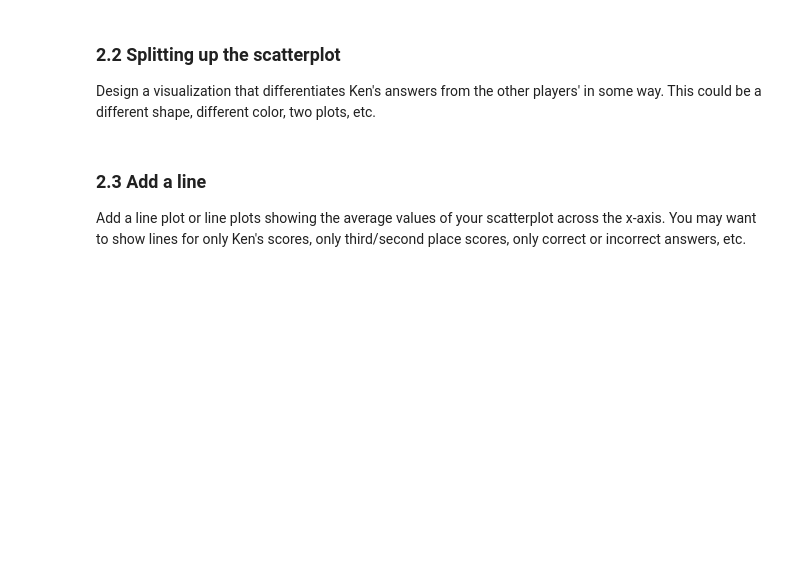
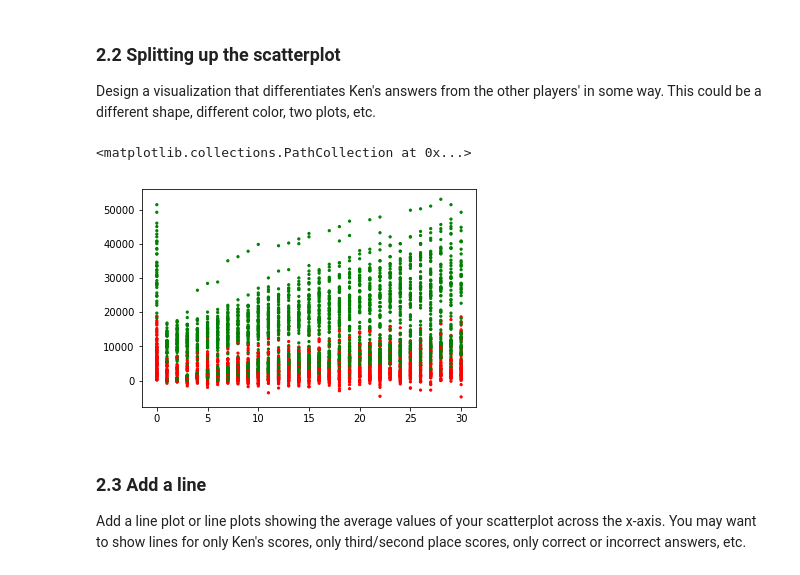
Before and after one commit to jobelenus/python-data-analysis-crash-course, a Jupyter notebook: 09-Visualizations/visualizations.ipynb, the cells around one changed output. Cells and saved outputs as stored; diff of their text form; code cells hidden in the pictures; blank space fills up the shorter version.

```diff
--- a/09-Visualizations/visualizations.ipynb
+++ b/09-Visualizations/visualizations.ipynb
@@ -125,6 +205,14 @@ Create a scatterplot with a dot for each non-Final Jeopardy (round 3) answer acr
 ### 2.2 Splitting up the scatterplot
 
 Design a visualization that differentiates Ken's answers from the other players' in some way. This could be a different shape, different color, two plots, etc.
+# %%
+answers_with_scores['ken'] = np.where(answers_with_scores['playerId'] == 1, 'green', 'red')
+
+fig, ax = plt.subplots()
+ax.scatter(answers_with_scores['pickorder'], answers_with_scores['score_cumulative'], c=answers_with_scores['ken'], alpha=1, s=5)
+# %% [output]
+<matplotlib.collections.PathCollection at 0x...>
+[figure, added]
 # %% [markdown]
 ### 2.3 Add a line
 
```
Also changed, not shown: parts of 11 cells of this notebook.
